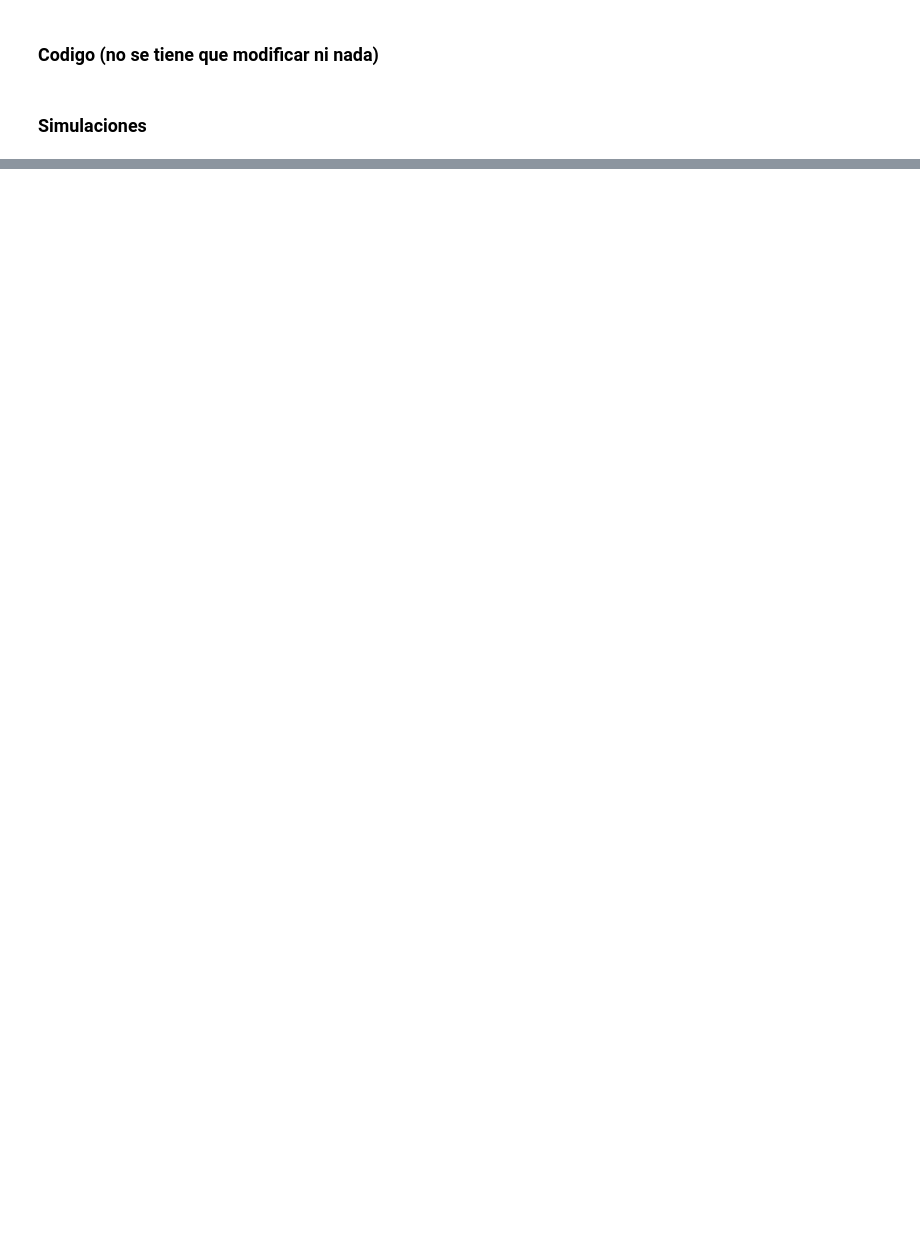
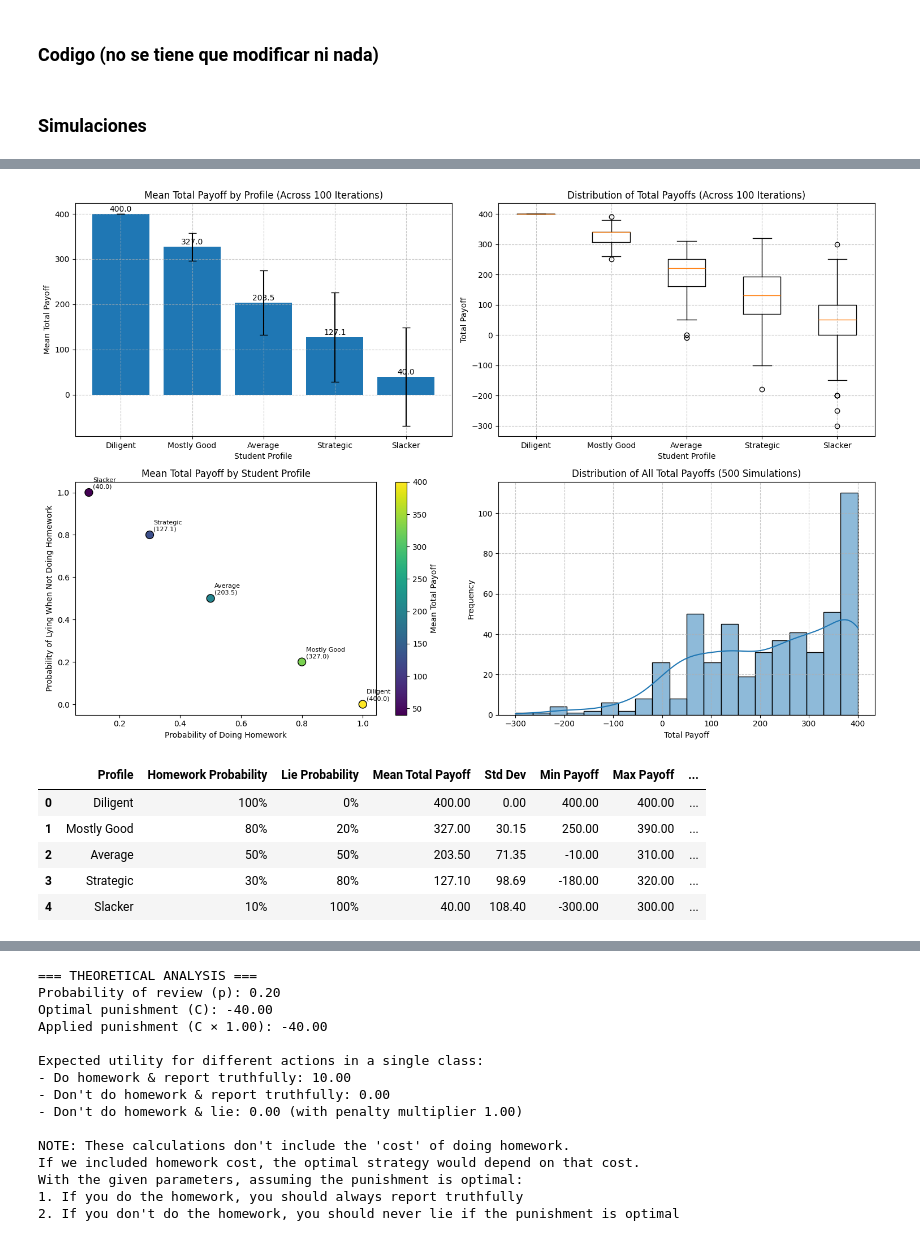
Before and after one commit to sonder-art/ia_p25, a Jupyter notebook: curso/temas/07_disenno_de_mecanismos/01_tareas.ipynb, the cells around one changed output, grey strips where cells are left out. Cells and saved outputs as stored; diff of their text form; code cells hidden in the pictures; blank space fills up the shorter version.

```diff
--- a/curso/temas/07_disenno_de_mecanismos/01_tareas.ipynb
+++ b/curso/temas/07_disenno_de_mecanismos/01_tareas.ipynb
@@ -460,12 +460,23 @@ def run_multiple_profile_simulations(N: int, A: int, R: float, num_classes: int,
     if num_profiles == 1:
         axes = [axes]  # Make it iterable if there's only one profile
 
+    # Find the global min and max payoff values across all profiles for consistent scale
+    all_payoffs = np.concatenate([result['total_payoffs'] for result in all_results])
+    global_min = np.min(all_payoffs)
+    global_max = np.max(all_payoffs)
+
+    # Calculate common bin edges for all histograms
+    bins = np.linspace(global_min, global_max, 15)
+
     for i, (result, ax) in enumerate(zip(all_results, axes)):
         profile_name = result['profile_name']
         payoffs = result['total_payoffs']
 
-        # Plot the distribution
-        sns.histplot(payoffs, bins=15, kde=True, ax=ax)
+        # Plot the distribution with common bins
+        sns.histplot(payoffs, bins=bins, kde=True, ax=ax)
+
+        # Set consistent x-axis limits for all histograms
+        ax.set_xlim(global_min, global_max)
 
         # Add vertical lines for statistics
         ax.axvline(x=result['mean_total_payoff'], color='red', linestyle='-',
@@ -551,23 +622,31 @@ simulate_classes_with_profile(
 # %%
 # Define parameters for multiple profile simulations
 N = 30  # Total number of students
 A = 6   # Number of students reviewed each class
 R = 10  # Reward for completing homework
 num_classes = 40  # Number of classes per simulation
 num_iterations = 100  # Number of iterations to run for each profile
-penalty_multiplier = 5.0  # Multiplier for the punishment (1.0 = optimal)
+penalty_multiplier = 1.0  # Multiplier for the punishment (1.0 = optimal)
 
 # Define different student profiles to analyze
 profiles = [
     {'name': 'Diligent', 'homework_prob': 1.0, 'lie_prob': 0.0},    # Always does homework, never lies
     {'name': 'Mostly Good', 'homework_prob': 0.8, 'lie_prob': 0.2}, # Usually does homework, rarely lies
     {'name': 'Average', 'homework_prob': 0.5, 'lie_prob': 0.5},     # 50/50 on homework, lies half the time
     {'name': 'Strategic', 'homework_prob': 0.3, 'lie_prob': 0.8},   # Rarely does homework, usually lies
     {'name': 'Slacker', 'homework_prob': 0.1, 'lie_prob': 1.0}      # Almost never does homework, always lies
 ]
 
 # Run the multiple profile simulations
 run_multiple_profile_simulations(
     N, A, R, num_classes, num_iterations, profiles,
     penalty_multiplier=penalty_multiplier
 )
+# %% [output]
+[figure, added]
+|  | Profile | Homework Probability | Lie Probability | Mean Total Payoff | Std Dev | Min Payoff | Max Payoff | ... |
+| 0 | Diligent | 100% | 0% | 400.00 | 0.00 | 400.00 | 400.00 | ... |
+| 1 | Mostly Good | 80% | 20% | 327.00 | 30.15 | 250.00 | 390.00 | ... |
+| 2 | Average | 50% | 50% | 203.50 | 71.35 | -10.00 | 310.00 | ... |
+| 3 | Strategic | 30% | 80% | 127.10 | 98.69 | -180.00 | 320.00 | ... |
+| 4 | Slacker | 10% | 100% | 40.00 | 108.40 | -300.00 | 300.00 | ... |
@@ -573,0 +654,15 @@ run_multiple_profile_simulations(
+=== THEORETICAL ANALYSIS ===
+Probability of review (p): 0.20
+Optimal punishment (C): -40.00
+Applied punishment (C × 1.00): -40.00
+
+Expected utility for different actions in a single class:
+- Do homework & report truthfully: 10.00
+- Don't do homework & report truthfully: 0.00
+- Don't do homework & lie: 0.00 (with penalty multiplier 1.00)
+
+NOTE: These calculations don't include the 'cost' of doing homework.
+If we included homework cost, the optimal strategy would depend on that cost.
+With the given parameters, assuming the punishment is optimal:
+1. If you do the homework, you should always report truthfully
+2. If you don't do the homework, you should never lie if the punishment is optimal
```
Also changed, not shown: parts of 3 cells of this notebook, 27 other files.
